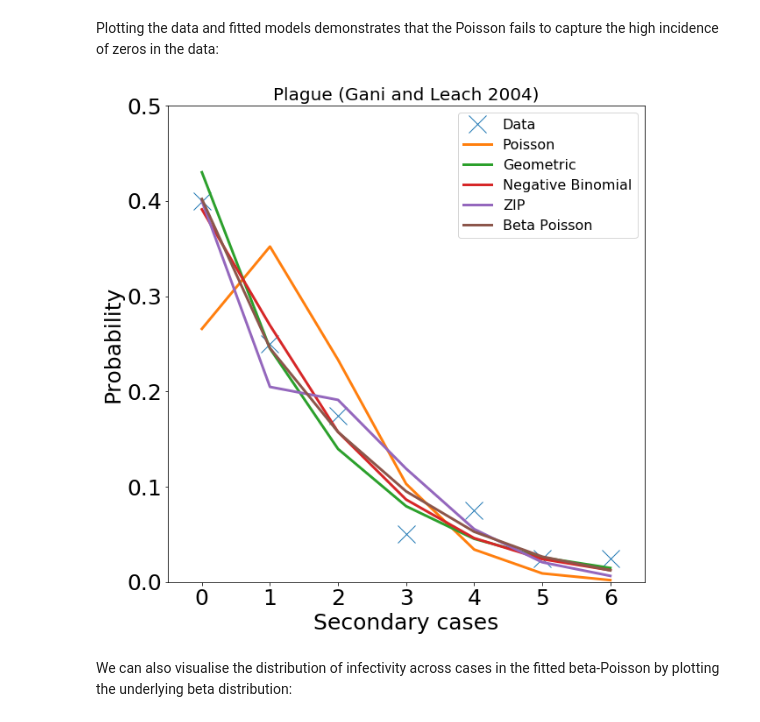
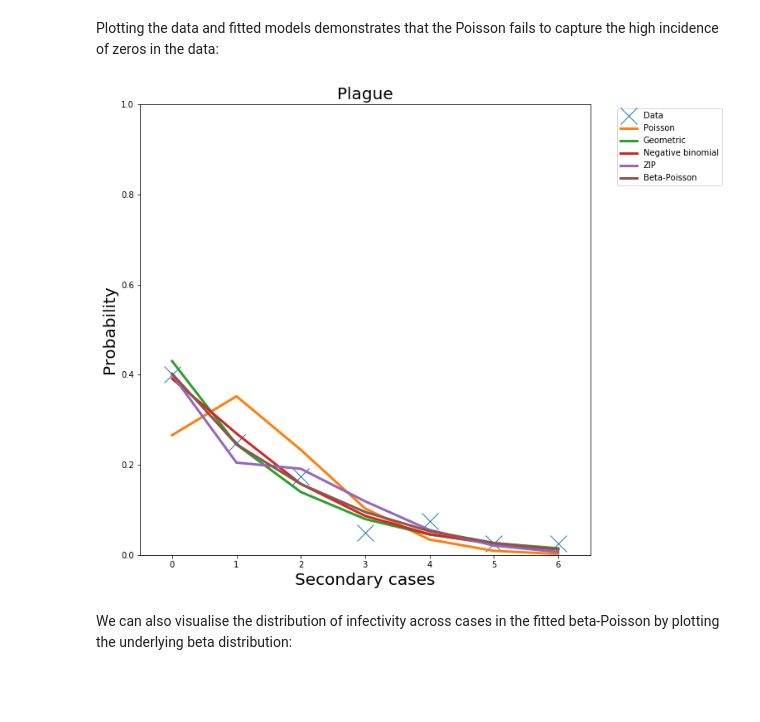
Before and after one commit to JBHilton/beta-poisson-epidemics, a Jupyter notebook: A beta-Poisson model for infectious disease transmission.ipynb, the cells around one changed output. Drawn from its saved outputs; the diff is of its cells as text; code cells hidden in the pictures; blank space fills up the shorter version.

```diff
--- a/A beta-Poisson model for infectious disease transmission.ipynb
+++ b/A beta-Poisson model for infectious disease transmission.ipynb
@@ -114,3 +162,9 @@ def neg_bin_bp_loglh(data,lmbd,phi):
+# %%
+def beta_poisson_loglh(data,lmbd,phi,N):
+    return sum(beta_poisson.logpmf(data,lmbd,phi,N))
+
+def neg_bin_bp_loglh(data,lmbd,phi):
+    return sum(stats.nbinom.logpmf(data,lmbd*phi,phi/(phi+1)))
 # %% [markdown]
 Given a vector of count data, we can calculate the maximum likelihood parameters numerically by finding the minimum of the likelihood function. This is a two-dimensional problem, since the MLE of $\lambda$ is just the sample mean. The maximum likelihood estimation is carried out in the function `get_phi_and_N_mles`. Because $N$ can theoretically range up to infinity but its MLE is bounded below by that of $\lambda$, we optimise over $\nu=\frac{1}{N}$ rather than $N$. For values of $\nu$ less than $10^{-3}$ (i.e. values of $N$ greater than $1,000$) the optimiser takes `neg_bin_bp_loglh` as the function to optimise over rather than `beta_poisson_loglh`.
 # %%
@@ -165,22 +200,13 @@ The functions in the following block carry out the equivalent calculations (log
 The function `nbinom.pmf` in the `scipy.stats` package uses a parameterisation in terms of parameters $n$ and $p$. Under this parameterisation the mean and variance of the distribution are respectively given by $(1-p)n/p$ and $(1-p)n/p^2$. After some rearrangement, one can show that $n=\lambda/\theta$ and $p=1/(\theta+1)$, so that to calculate negative binomial probabilities (and likelihoods) in our $(\lambda,\theta)$ parameterisation we use `stats.nbinom.pmf(x,lmbd/theta,1/(theta+1))`.
 # %%
 def poisson_loglh(data,lmbd):
-    llh=0
-    for x in data:
-        llh+=np.log(stats.poisson.pmf(x,lmbd))
-    return llh
+    return sum(stats.poisson.logpmf(data,lmbd))
 
 def geo_loglh(data,lmbd):
-    llh=0
-    for x in data:
-        llh+=np.log(stats.geom.pmf(x,1/(lmbd+1),-1))
-    return llh
+    return sum(stats.geom.logpmf(data,1/(lmbd+1),-1))
 
 def neg_bin_loglh(data,lmbd,theta):
-    llh=0
-    for x in data:
-        llh+=np.log(stats.nbinom.pmf(x,lmbd/theta,1/(theta+1)))
-    return llh
+    return sum(stats.nbinom.logpmf(data,lmbd/theta,1/(theta+1)))
 
 def get_theta_mle(data,theta_0):
     def f(theta):
@@ -245,0 +381,13 @@ Beta Poisson          | 1.325  |       |       | 0.248 | 0.583 |    -63.120
+# %%
+gani_data = [0]*16+[1]*10+[2]*7+[3]*2+[4]*3+[5]+[6]
+
+gani_fits = trans_chain_mles(gani_data)
+
+np.set_printoptions(precision=3)
+print('Distribution          | Lambda | Theta | Sigma |Nu=1/N |  Phi  | Log Likelihood |   AIC  |')
+print('__________________________________________________________________________________________')
+print('Poisson               |', "%.3f"% gani_fits.poisson['lambda'],' |       |       |       |       |   ', "%.3f"% gani_fits.poisson['llh'],'    |', "%.3f"% gani_fits.poisson['AIC'])
+print('Geometric             |', "%.3f"% gani_fits.geometric['lambda'],' |       |       |       |       |   ', "%.3f"% gani_fits.geometric['llh'],'    |', "%.3f"% gani_fits.geometric['AIC'])
+print('Negative binomial     |', "%.3f"% gani_fits.neg_bin['lambda'],' |', "%.3f"% gani_fits.neg_bin['theta'],'|       |       |       |   ', "%.3f"% gani_fits.neg_bin['llh'],'    |', "%.3f"% gani_fits.neg_bin['AIC'])
+print('Zero-inflated Poisson |', "%.3f"% gani_fits.zip['lambda'],' |       |', "%.3f"% gani_fits.zip['sigma'],'|       |       |   ', "%.3f"% gani_fits.zip['llh'],'    |', "%.3f"% gani_fits.zip['AIC'])
+print('Beta Poisson          |', "%.3f"% gani_fits.beta_poi['lambda'],' |       |       |', "%.3f"% gani_fits.beta_poi['Nu'],'|', "%.3f"% gani_fits.beta_poi['Phi'],'|   ', "%.3f"% gani_fits.beta_poi['llh'],'    |', "%.3f"% gani_fits.beta_poi['AIC'])
@@ -246,34 +402,16 @@ Beta Poisson          | 1.325  |       |       | 0.248 | 0.583 |    -63.120
 # %% [markdown]
 Plotting the data and fitted models demonstrates that the Poisson fails to capture the high incidence of zeros in the data:
-# %%
-fig, ax=plt.subplots(figsize=(10,10))
-
-xVals=range(max(current_data)+1)
-
-counts,bins=np.histogram(current_data,7)
-dist=counts/len(current_data)
-ax.plot(np.where(dist>0)[0],dist[dist>0],'x',markersize=20)
-PoiLine=stats.poisson.pmf(xVals,np.mean(current_data))
-ax.plot(xVals,PoiLine,lw=3)
-GeomLine=stats.geom.pmf(xVals,1/(np.mean(current_data)+1),-1)
-ax.plot(xVals,GeomLine,lw=3)
-NegBinLine=stats.nbinom.pmf(xVals,np.mean(current_data)/theta_mle,1/(theta_mle+1))
-ax.plot(xVals,NegBinLine,lw=3)
-ZIPLine=zip_pmf(xVals,lmbd_mle,sigma_mle)
-ax.plot(xVals,ZIPLine,lw=3)
-BetaPoiLine=beta_poisson_pmf(xVals,np.mean(current_data),phi_mle,1/N_inv_mle)
-ax.plot(xVals,BetaPoiLine,lw=3)
-ax.axis([-0.5,6.5,0,0.5])
-ax.set_aspect(7/0.5)
-
-ax.legend(['Data','Poisson','Geometric','Negative Binomial','ZIP','Beta Poisson'],fontsize=16)
-plt.xlabel('Secondary cases',fontsize=25)
-plt.ylabel('Probability',fontsize=25)
-plt.title('Plague (Gani and Leach 2004)',fontsize=20)
-plt.xticks(fontsize=25)
-plt.yticks(fontsize=25)
-plt.show()
-# %% [output]
-[figure, removed]
+# %%
+fig, ax = plt.subplots(figsize=(10,10))
+
+plot_chain_data_fits(gani_fits, ax, 'Plague')
+
+ax.legend(['Data','Poisson','Geometric','Negative binomial','ZIP','Beta-Poisson'],
+          bbox_to_anchor=(1.05,1),
+          loc='upper left')
+
+plt.show()
+# %% [output]
+[figure, added]
 # %% [markdown]
 We can also visualise the distribution of infectivity across cases in the fitted beta-Poisson by plotting the underlying beta distribution:
```
Also changed, not shown: parts of 75 cells of this notebook, 1 other file.
